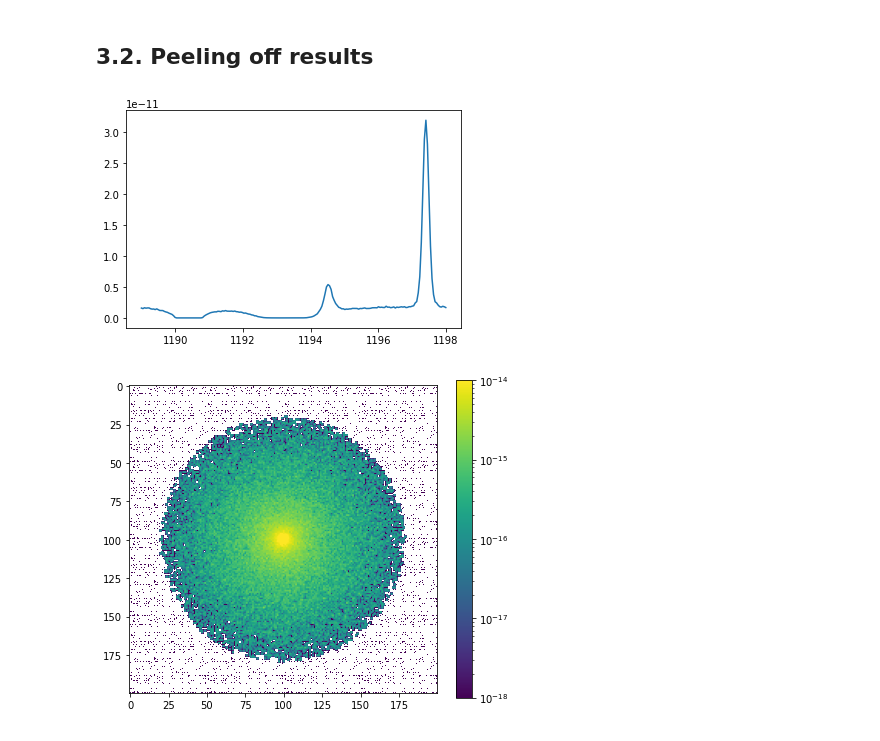
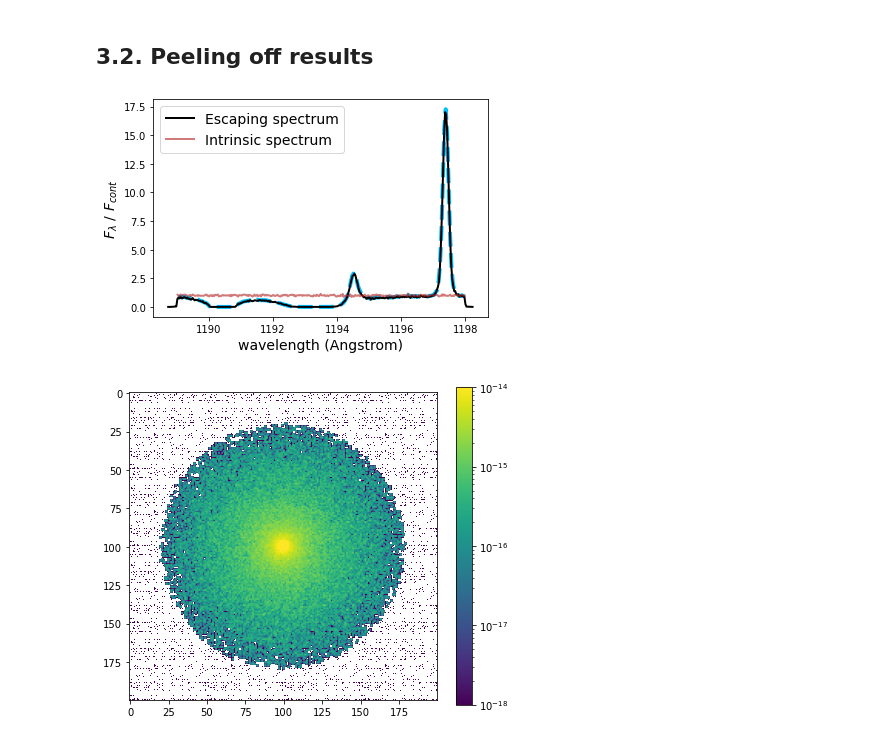
Before and after one commit to Supriyosaha1/Department_project-II, a Jupyter notebook: tutorials/tutorial_1/Tuturial-1.ipynb, the cells around one changed output. Drawn from its saved outputs; the diff is of its cells as text; code cells hidden in the pictures.

```diff
--- a/tutorials/tutorial_1/Tuturial-1.ipynb
+++ b/tutorials/tutorial_1/Tuturial-1.ipynb
@@ -278,9 +268,16 @@ plt.show()
 from mocks import mockobs
 m = mockobs('./','mock','./ppic.dat',load_spectrum=True,load_image=True)
 # %%
-m.show_spectrum()
+plt.figure()
+plt.plot(m.spec_lbda_Angstrom,m.spec/continuum,lw=4,ls='--',c='deepskyblue')
+plt.plot(lobs,sobs,label='Escaping spectrum',lw=2,ls='-',c='k')
+plt.plot(lint,sint,alpha=0.6,label='Intrinsic spectrum',lw=2,ls='-',c='firebrick')
+plt.legend(fontsize=14)
+plt.xlabel('wavelength (Angstrom)',fontsize=14)
+plt.ylabel(r'$F_\lambda\ /\ F_{cont}$',fontsize=14)
+plt.show()
 # %% [output]
-[figure, old version]
+[figure, new version]
 # %%
 m.show_image(smooth=False,vmin=1e-18,vmax=1e-14)
 # %% [output]
```
Also changed, not shown: parts of 1 cell of this notebook, 7 other files.
